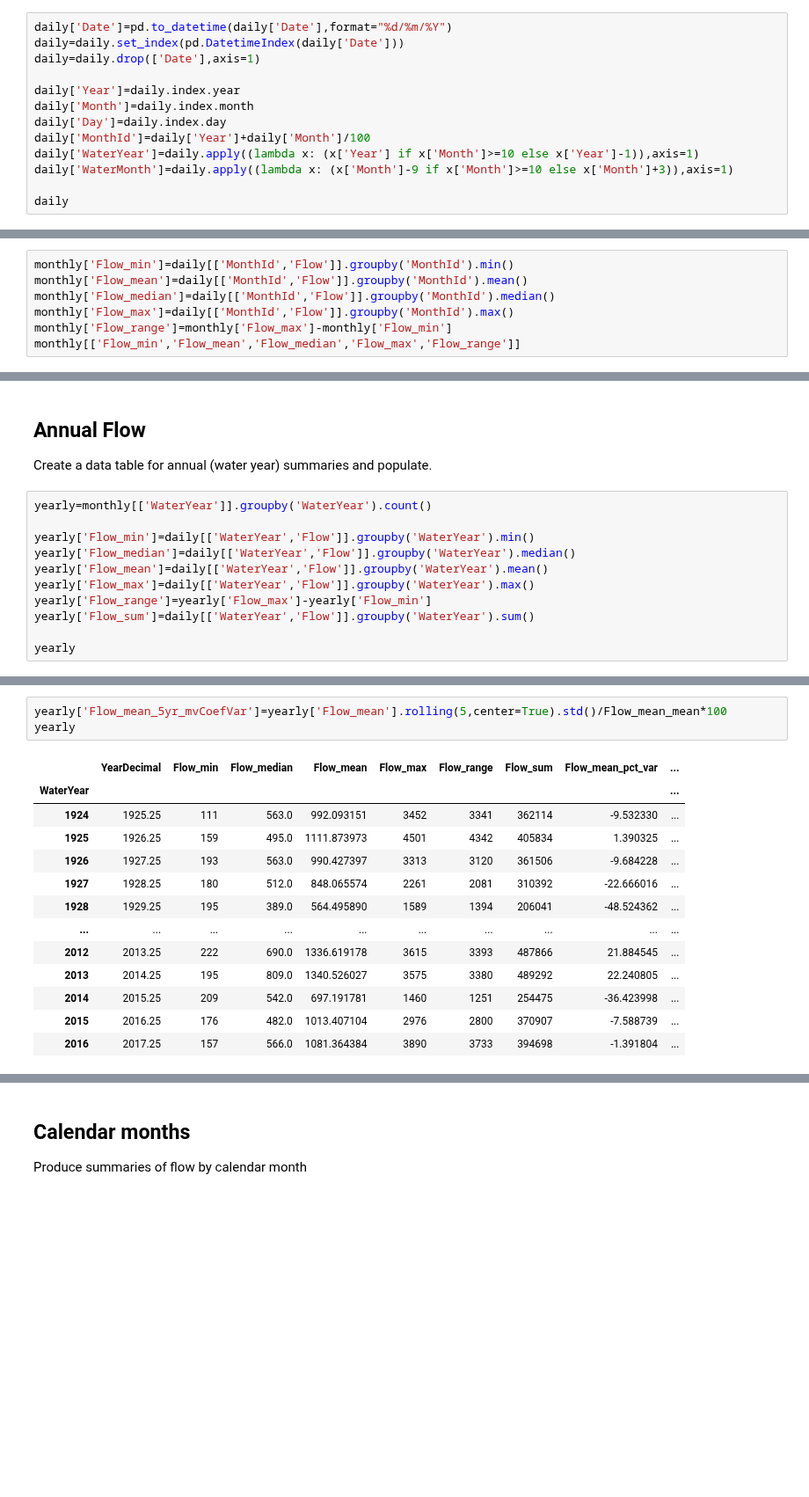
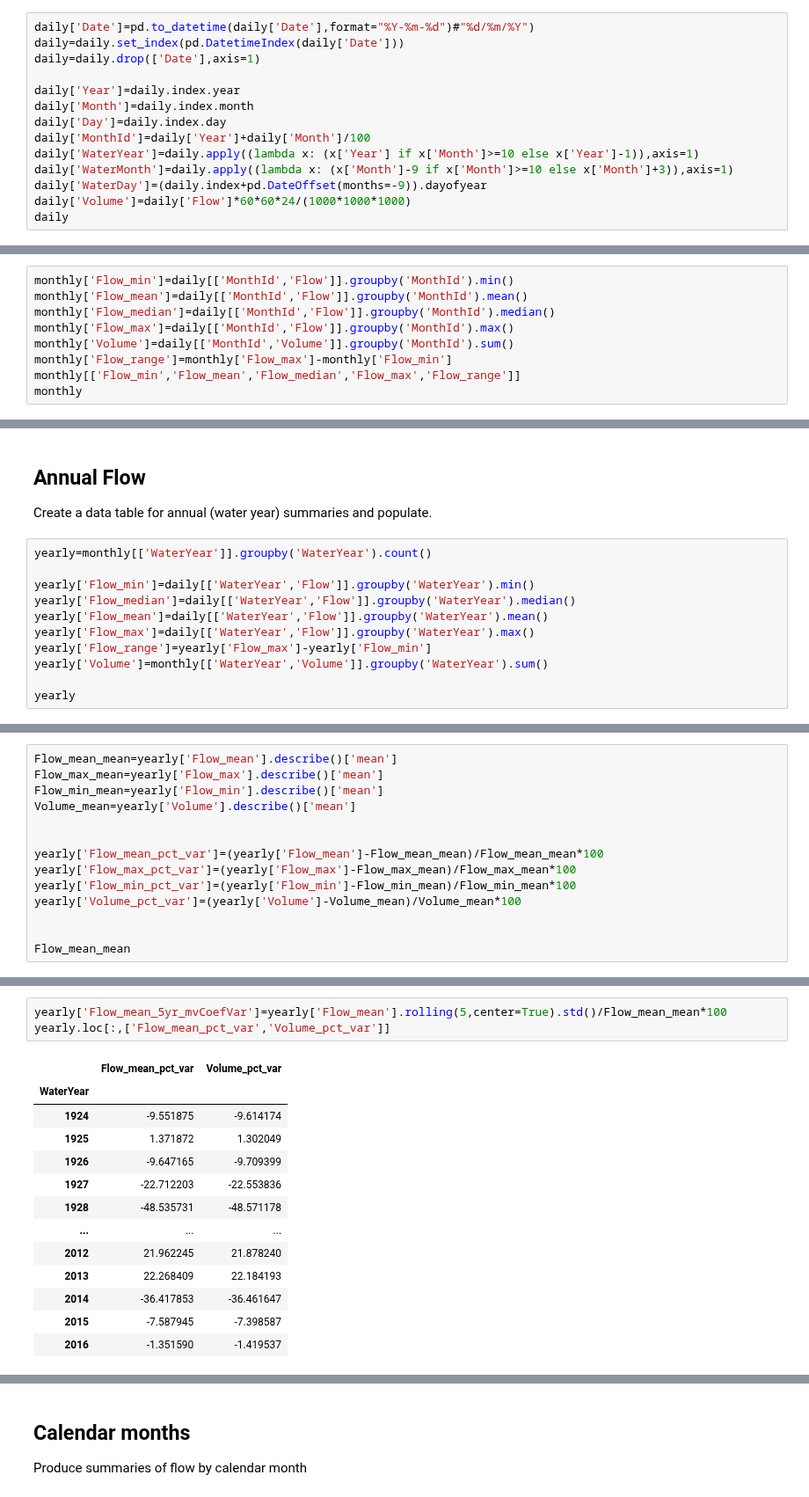
Before and after one commit to AndyFlem/ngonye-notepad, a Jupyter notebook: ngonye_flow_data.ipynb, the cells around one changed output, grey strips where cells are left out. Shown at 88% size. Drawn from its saved outputs; the diff is of its cells as text; blank space fills up the shorter version.

```diff
--- a/ngonye_flow_data.ipynb
+++ b/ngonye_flow_data.ipynb
@@ -29,7 +29,7 @@ Index by date and add some other columns for later use.
 
 Add a column for *WaterYear* which starts on 1st October and runs to 31st September the following year.
 # %%
-daily['Date']=pd.to_datetime(daily['Date'],format="%d/%m/%Y")
+daily['Date']=pd.to_datetime(daily['Date'],format="%Y-%m-%d")#"%d/%m/%Y")
 daily=daily.set_index(pd.DatetimeIndex(daily['Date']))
 daily=daily.drop(['Date'],axis=1)
 
@@ -39,6 +39,7 @@ daily['Day']=daily.index.day
 daily['MonthId']=daily['Year']+daily['Month']/100
 daily['WaterYear']=daily.apply((lambda x: (x['Year'] if x['Month']>=10 else x['Year']-1)),axis=1)
 daily['WaterMonth']=daily.apply((lambda x: (x['Month']-9 if x['Month']>=10 else x['Month']+3)),axis=1)
-
+daily['WaterDay']=(daily.index+pd.DateOffset(months=-9)).dayofyear
+daily['Volume']=daily['Flow']*60*60*24/(1000*1000*1000)
 daily
 # %% [output]
@@ -123,6 +118,8 @@ monthly['Flow_min']=daily[['MonthId','Flow']].groupby('MonthId').min()
 monthly['Flow_mean']=daily[['MonthId','Flow']].groupby('MonthId').mean()
 monthly['Flow_median']=daily[['MonthId','Flow']].groupby('MonthId').median()
 monthly['Flow_max']=daily[['MonthId','Flow']].groupby('MonthId').max()
+monthly['Volume']=daily[['MonthId','Volume']].groupby('MonthId').sum()
 monthly['Flow_range']=monthly['Flow_max']-monthly['Flow_min']
 monthly[['Flow_min','Flow_mean','Flow_median','Flow_max','Flow_range']]
+monthly
 # %% [output]
@@ -152,7 +149,7 @@ yearly['Flow_median']=daily[['WaterYear','Flow']].groupby('WaterYear').median()
 yearly['Flow_mean']=daily[['WaterYear','Flow']].groupby('WaterYear').mean()
 yearly['Flow_max']=daily[['WaterYear','Flow']].groupby('WaterYear').max()
 yearly['Flow_range']=yearly['Flow_max']-yearly['Flow_min']
-yearly['Flow_sum']=daily[['WaterYear','Flow']].groupby('WaterYear').sum()
+yearly['Volume']=monthly[['WaterYear','Volume']].groupby('WaterYear').sum()
 
 yearly
 # %% [output]
@@ -178,0 +170,14 @@ Flow_mean_mean
+# %%
+Flow_mean_mean=yearly['Flow_mean'].describe()['mean']
+Flow_max_mean=yearly['Flow_max'].describe()['mean']
+Flow_min_mean=yearly['Flow_min'].describe()['mean']
+Volume_mean=yearly['Volume'].describe()['mean']
+
+
+yearly['Flow_mean_pct_var']=(yearly['Flow_mean']-Flow_mean_mean)/Flow_mean_mean*100
+yearly['Flow_max_pct_var']=(yearly['Flow_max']-Flow_max_mean)/Flow_max_mean*100
+yearly['Flow_min_pct_var']=(yearly['Flow_min']-Flow_min_mean)/Flow_min_mean*100
+yearly['Volume_pct_var']=(yearly['Volume']-Volume_mean)/Volume_mean*100
+
+
+Flow_mean_mean
@@ -179,17 +186,17 @@ Flow_mean_mean
 # %%
 yearly['Flow_mean_5yr_mvCoefVar']=yearly['Flow_mean'].rolling(5,center=True).std()/Flow_mean_mean*100
-yearly
+yearly.loc[:,['Flow_mean_pct_var','Volume_pct_var']]
 # %% [output]
-|  | YearDecimal | Flow_min | Flow_median | Flow_mean | Flow_max | Flow_range | Flow_sum | Flow_mean_pct_var | ... |
-| WaterYear |  |  |  |  |  |  |  |  | ... |
-| 1924 | 1925.25 | 111 | 563.0 | 992.093151 | 3452 | 3341 | 362114 | -9.532330 | ... |
-| 1925 | 1926.25 | 159 | 495.0 | 1111.873973 | 4501 | 4342 | 405834 | 1.390325 | ... |
-| 1926 | 1927.25 | 193 | 563.0 | 990.427397 | 3313 | 3120 | 361506 | -9.684228 | ... |
-| 1927 | 1928.25 | 180 | 512.0 | 848.065574 | 2261 | 2081 | 310392 | -22.666016 | ... |
-| 1928 | 1929.25 | 195 | 389.0 | 564.495890 | 1589 | 1394 | 206041 | -48.524362 | ... |
-| ... | ... | ... | ... | ... | ... | ... | ... | ... | ... |
-| 2012 | 2013.25 | 222 | 690.0 | 1336.619178 | 3615 | 3393 | 487866 | 21.884545 | ... |
-| 2013 | 2014.25 | 195 | 809.0 | 1340.526027 | 3575 | 3380 | 489292 | 22.240805 | ... |
-| 2014 | 2015.25 | 209 | 542.0 | 697.191781 | 1460 | 1251 | 254475 | -36.423998 | ... |
-| 2015 | 2016.25 | 176 | 482.0 | 1013.407104 | 2976 | 2800 | 370907 | -7.588739 | ... |
-| 2016 | 2017.25 | 157 | 566.0 | 1081.364384 | 3890 | 3733 | 394698 | -1.391804 | ... |
+|  | Flow_mean_pct_var | Volume_pct_var |
+| WaterYear |  |  |
+| 1924 | -9.551875 | -9.614174 |
+| 1925 | 1.371872 | 1.302049 |
+| 1926 | -9.647165 | -9.709399 |
+| 1927 | -22.712203 | -22.553836 |
+| 1928 | -48.535731 | -48.571178 |
+| ... | ... | ... |
+| 2012 | 21.962245 | 21.878240 |
+| 2013 | 22.268409 | 22.184193 |
+| 2014 | -36.417853 | -36.461647 |
+| 2015 | -7.587945 | -7.398587 |
+| 2016 | -1.351590 | -1.419537 |
```
Also changed, not shown: parts of 15 cells of this notebook, 22 other files.
